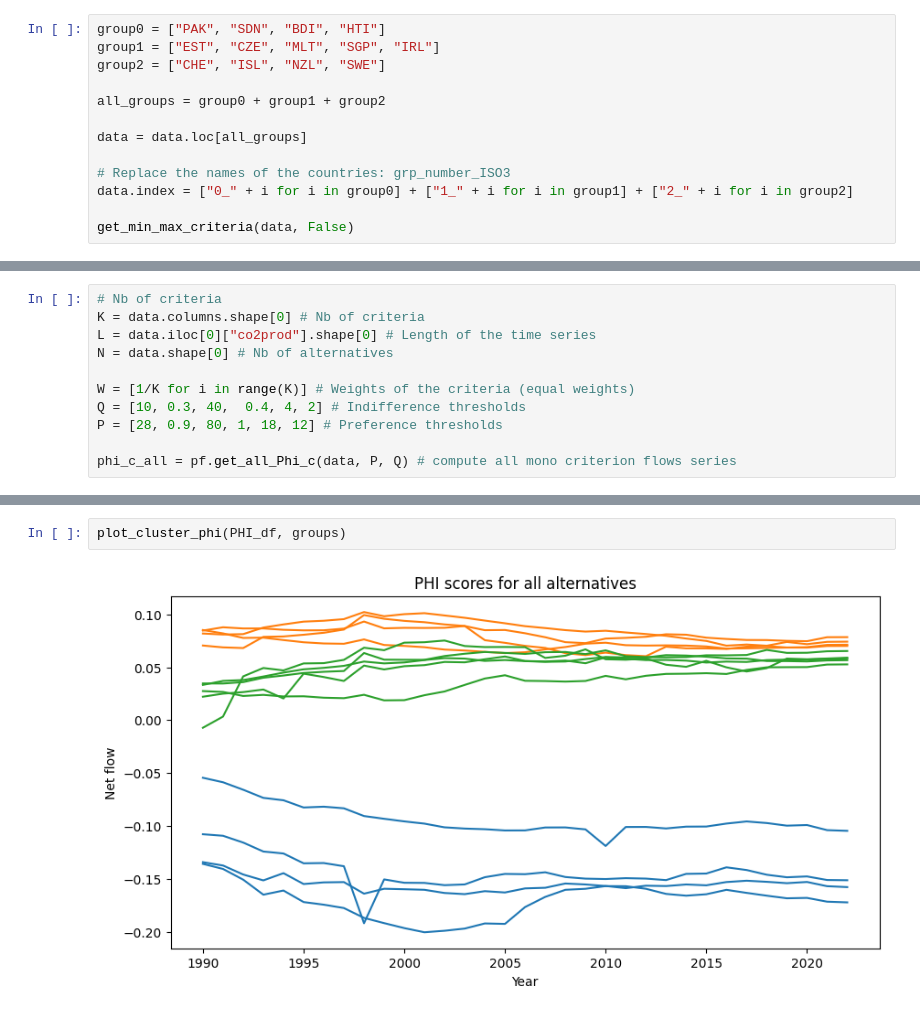
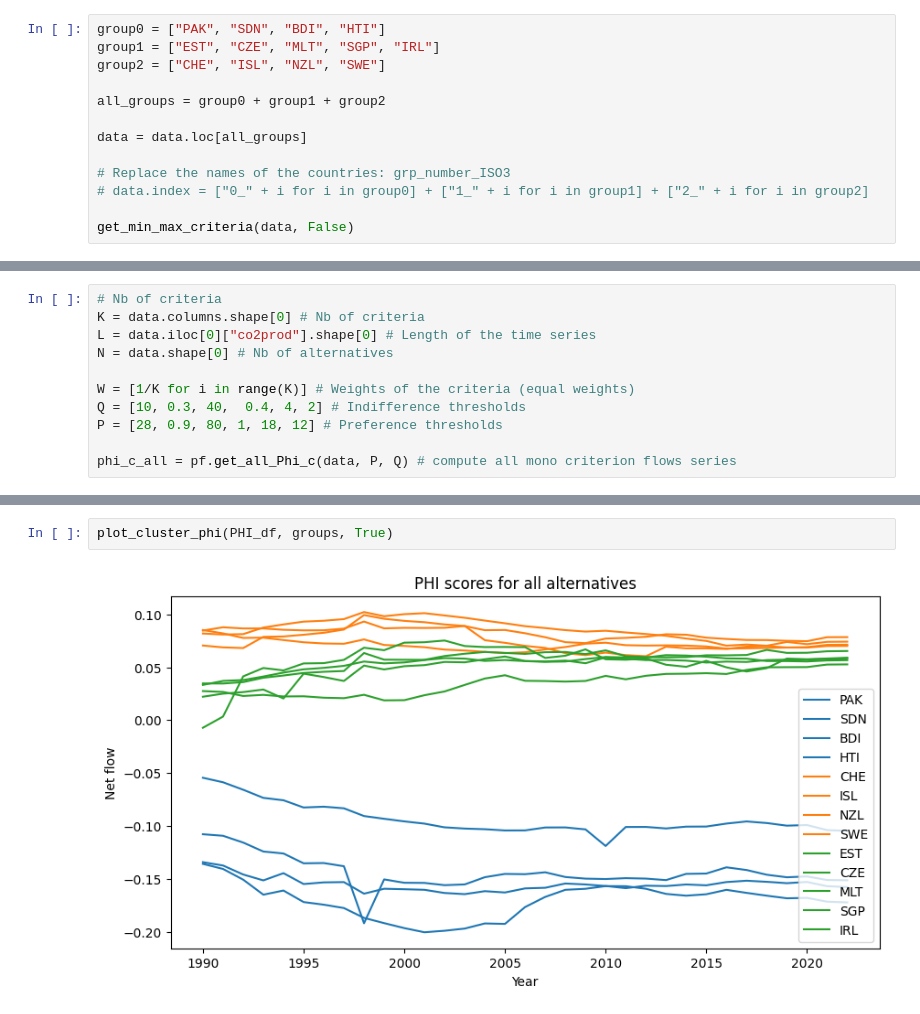
Before and after one commit to R4phou/ulb-master-thesis, a Jupyter notebook: code/src/p2clust.ipynb, the cells around one changed output, grey strips where cells are left out. Cells and saved outputs as stored; diff of their text form.

```diff
--- a/code/src/p2clust.ipynb
+++ b/code/src/p2clust.ipynb
@@ -100,7 +102,7 @@ all_groups = group0 + group1 + group2
 data = data.loc[all_groups]
 
 # Replace the names of the countries: grp_number_ISO3
-data.index = ["0_" + i for i in group0] + ["1_" + i for i in group1] + ["2_" + i for i in group2]
+# data.index = ["0_" + i for i in group0] + ["1_" + i for i in group1] + ["2_" + i for i in group2]
 
 get_min_max_criteria(data, False)
 # %% [output]
@@ -150,4 +152,4 @@ Cluster 2: Index(['1_EST', '1_CZE', '1_MLT', '1_SGP', '1_IRL'], dtype='object')
 # %%
-plot_cluster_phi(PHI_df, groups)
+plot_cluster_phi(PHI_df, groups, True)
 # %% [output]
-[figure, old version]
+[figure, new version]
```
Also changed, not shown: parts of 2 cells of this notebook, 2 other files.
